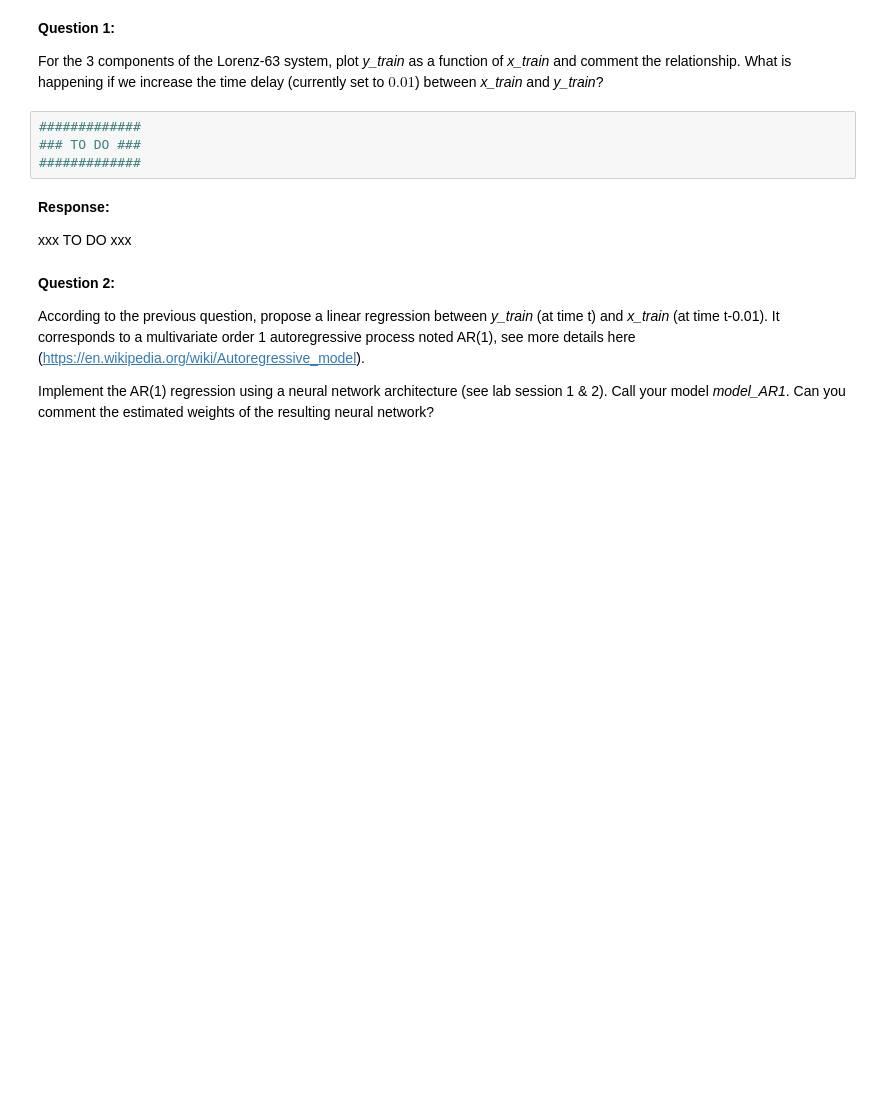
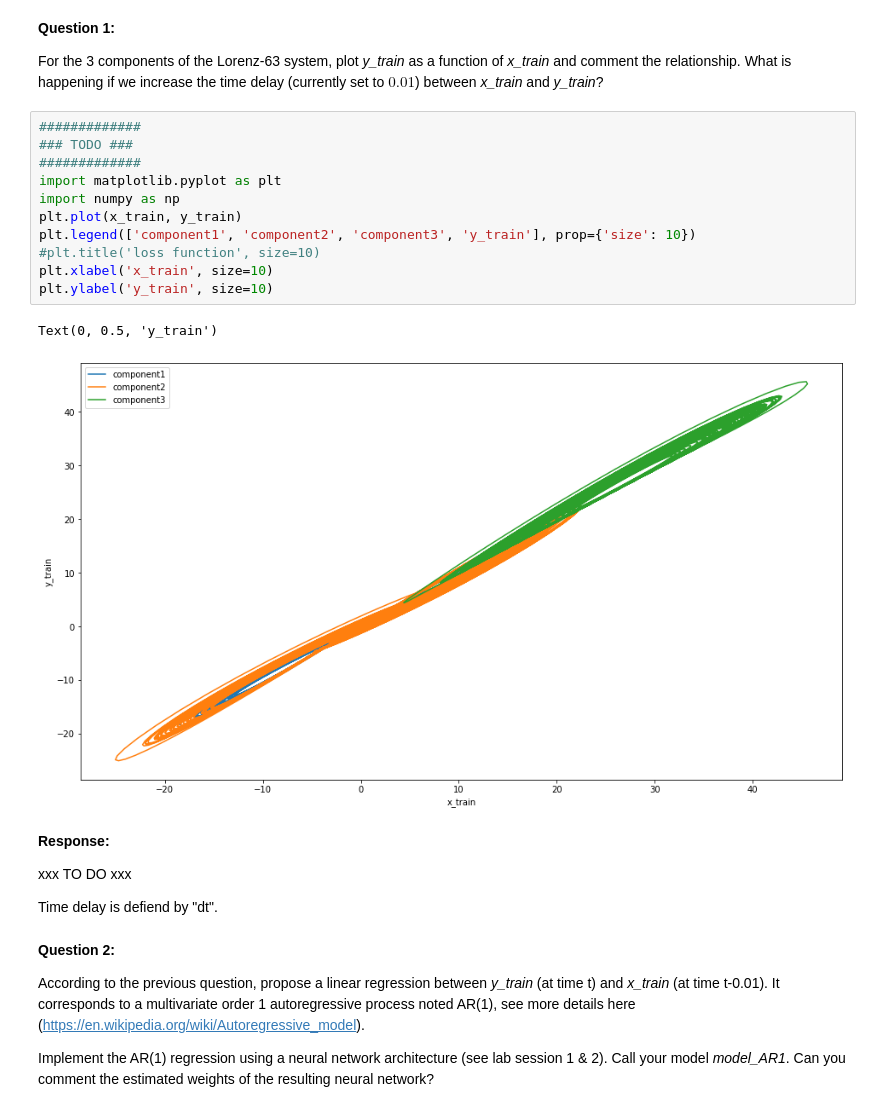
Before and after one commit to mm0806son/2110D_DeepLearning, a Jupyter notebook: LabSession6_RNN_L63_student.ipynb, the cells around one changed output. Saved outputs shown, nothing was run; the diff lists cells and outputs as text; blank space fills up the shorter version.

Commit message:
With Plot

```diff
--- a/LabSession6_RNN_L63_student.ipynb
+++ b/LabSession6_RNN_L63_student.ipynb
@@ -110,14 +119,26 @@ y_test = x[T_train+2:,]
 **Question 1:**
 
 For the 3 components of the Lorenz-63 system, plot *y_train* as a function of *x_train* and comment the relationship. What is happening if we increase the time delay (currently set to $0.01$) between *x_train* and *y_train*?
-# %%
-#############
-### TO DO ###
-#############
+# %%
+#############
+### TODO ###
+#############
+import matplotlib.pyplot as plt
+import numpy as np
+plt.plot(x_train, y_train)
+plt.legend(['component1', 'component2', 'component3', 'y_train'], prop={'size': 10})
+#plt.title('loss function', size=10)
+plt.xlabel('x_train', size=10)
+plt.ylabel('y_train', size=10)
+# %% [output]
+Text(0, 0.5, 'y_train')
+[figure, added]
 # %% [markdown]
 **Response:**
 
 xxx TO DO xxx
+
+Time delay is defiend by "dt".
 # %% [markdown]
 **Question 2:**
 
```
Also changed, not shown: parts of 6 cells of this notebook.
